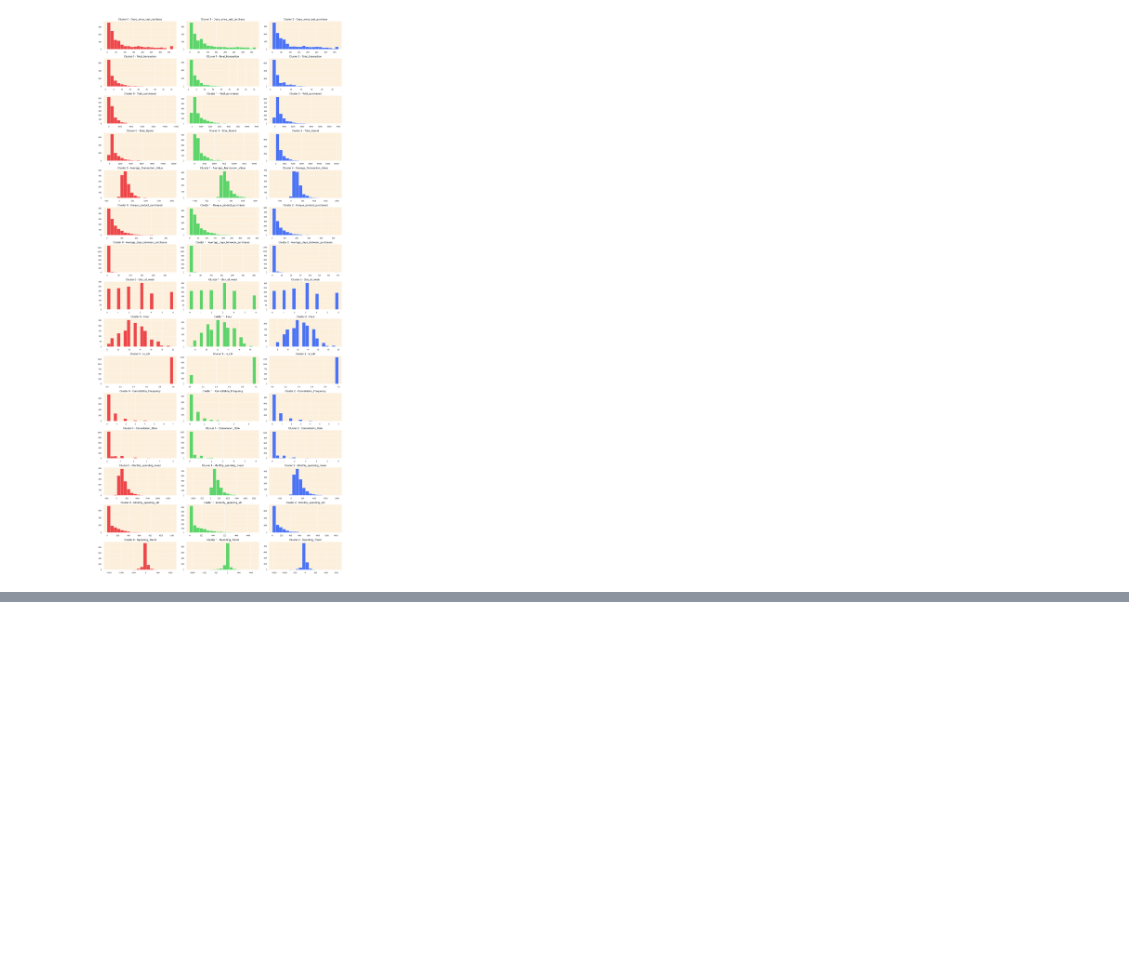
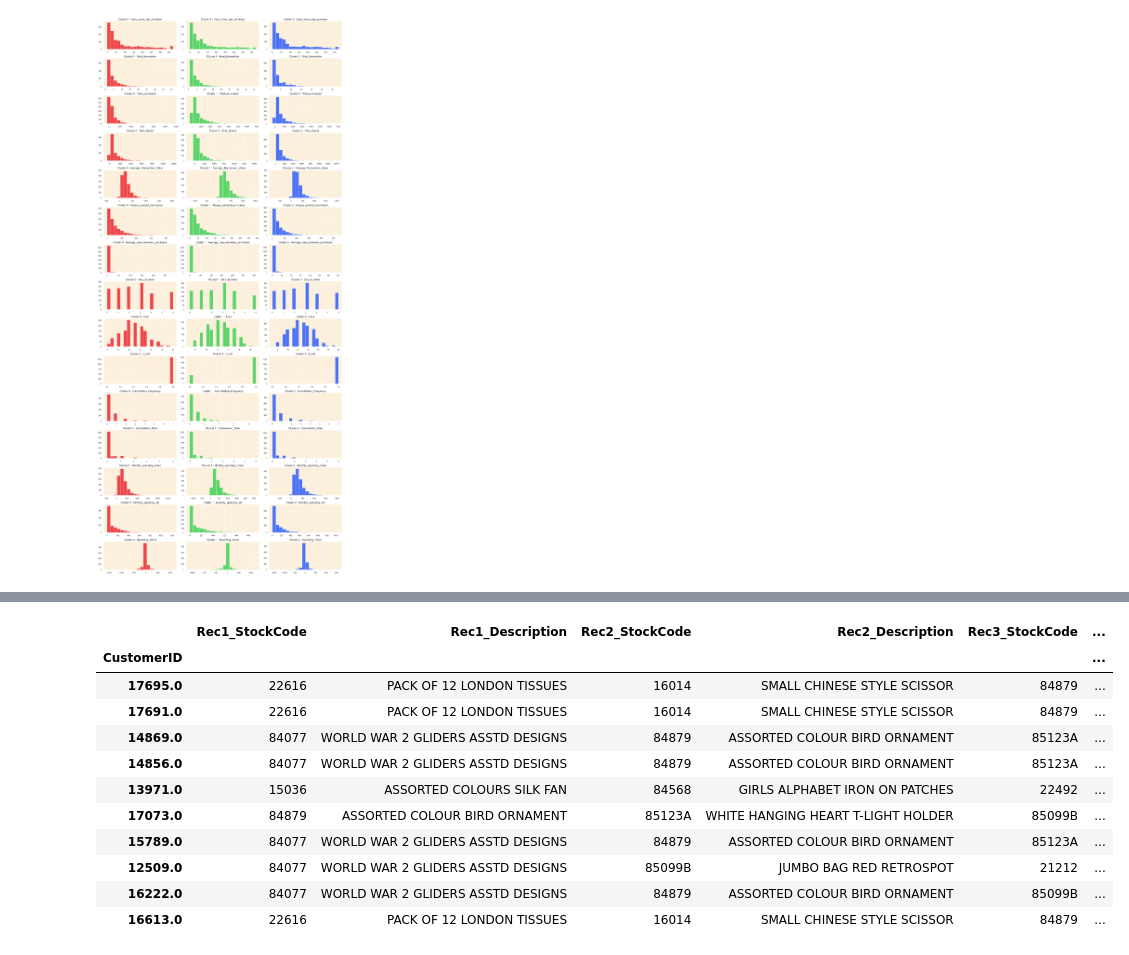
Before and after one commit to Suryasadasivam/Customer-Segmentation-, a Jupyter notebook: customer_segmentation.ipynb, the cells around one changed output, grey strips where cells are left out. Drawn from its saved outputs; the diff is of its cells as text; code cells hidden in the pictures; blank space fills up the shorter version.

```diff
--- a/customer_segmentation.ipynb
+++ b/customer_segmentation.ipynb
@@ -1964,0 +2015,4 @@ plt.show()
+# %%
+ #Step 5: Create a record of products purchased by each customer in each cluster
+customer_purchases = merged_data.groupby(['CustomerID', 'cluster', 'StockCode'])['Quantity'].sum().reset_index()
+customer_purchases.head()
@@ -1964,0 +2026,40 @@ plt.show()
+# %%
+#step 6 Generate recommendations foreach customer in each cluster
+recommendation=[]
+
+for cluster in top_products_per_cluster['cluster'].unique():
+    top_products=top_products_per_cluster[top_products_per_cluster['cluster']==cluster]
+    customers_in_cluster = customer_data_cleaned[customer_data_cleaned['cluster'] == cluster]['CustomerID']
+
+    for customer in customers_in_cluster:
+        # Identify products already purchased by the customer
+        customer_purchased_products = customer_purchases[(customer_purchases['CustomerID'] == customer) &
+                                                         (customer_purchases['cluster'] == cluster)]['StockCode'].tolist()
+
+        # Find top 3 products in the best-selling list that the customer hasn't purchased yet
+        top_products_not_purchased = top_products[~top_products['StockCode'].isin(customer_purchased_products)]
+        top_3_products_not_purchased = top_products_not_purchased.head(3)
+        # Append the recommendations to the list
+
+        recommendation.append([customer, cluster] + top_3_products_not_purchased[['StockCode', 'Description']].values.flatten().tolist())
+
+# Step 7: Create a dataframe from the recommendations list and merge it with the original customer data
+recommendations_df = pd.DataFrame(recommendation, columns=['CustomerID', 'cluster', 'Rec1_StockCode', 'Rec1_Description', \
+                                                 'Rec2_StockCode', 'Rec2_Description', 'Rec3_StockCode', 'Rec3_Description'])
+customer_data_with_recommendations = customer_data_cleaned.merge(recommendations_df, on=['CustomerID', 'cluster'], how='right')
+# %%
+# Display 10 random rows from the customer_data_with_recommendations dataframe
+customer_data_with_recommendations.set_index('CustomerID').iloc[:, -6:].sample(10, random_state=0)
+# %% [output]
+|  | Rec1_StockCode | Rec1_Description | Rec2_StockCode | Rec2_Description | Rec3_StockCode | ... |
+| CustomerID |  |  |  |  |  | ... |
+| 17695.0 | 22616 | PACK OF 12 LONDON TISSUES | 16014 | SMALL CHINESE STYLE SCISSOR | 84879 | ... |
+| 17691.0 | 22616 | PACK OF 12 LONDON TISSUES | 16014 | SMALL CHINESE STYLE SCISSOR | 84879 | ... |
+| 14869.0 | 84077 | WORLD WAR 2 GLIDERS ASSTD DESIGNS | 84879 | ASSORTED COLOUR BIRD ORNAMENT | 85123A | ... |
+| 14856.0 | 84077 | WORLD WAR 2 GLIDERS ASSTD DESIGNS | 84879 | ASSORTED COLOUR BIRD ORNAMENT | 85123A | ... |
+| 13971.0 | 15036 | ASSORTED COLOURS SILK FAN | 84568 | GIRLS ALPHABET IRON ON PATCHES | 22492 | ... |
+| 17073.0 | 84879 | ASSORTED COLOUR BIRD ORNAMENT | 85123A | WHITE HANGING HEART T-LIGHT HOLDER | 85099B | ... |
+| 15789.0 | 84077 | WORLD WAR 2 GLIDERS ASSTD DESIGNS | 84879 | ASSORTED COLOUR BIRD ORNAMENT | 85123A | ... |
+| 12509.0 | 84077 | WORLD WAR 2 GLIDERS ASSTD DESIGNS | 85099B | JUMBO BAG RED RETROSPOT | 21212 | ... |
+| 16222.0 | 84077 | WORLD WAR 2 GLIDERS ASSTD DESIGNS | 84879 | ASSORTED COLOUR BIRD ORNAMENT | 85099B | ... |
+| 16613.0 | 22616 | PACK OF 12 LONDON TISSUES | 16014 | SMALL CHINESE STYLE SCISSOR | 84879 | ... |
```
Also changed, not shown: parts of 7 cells of this notebook.
